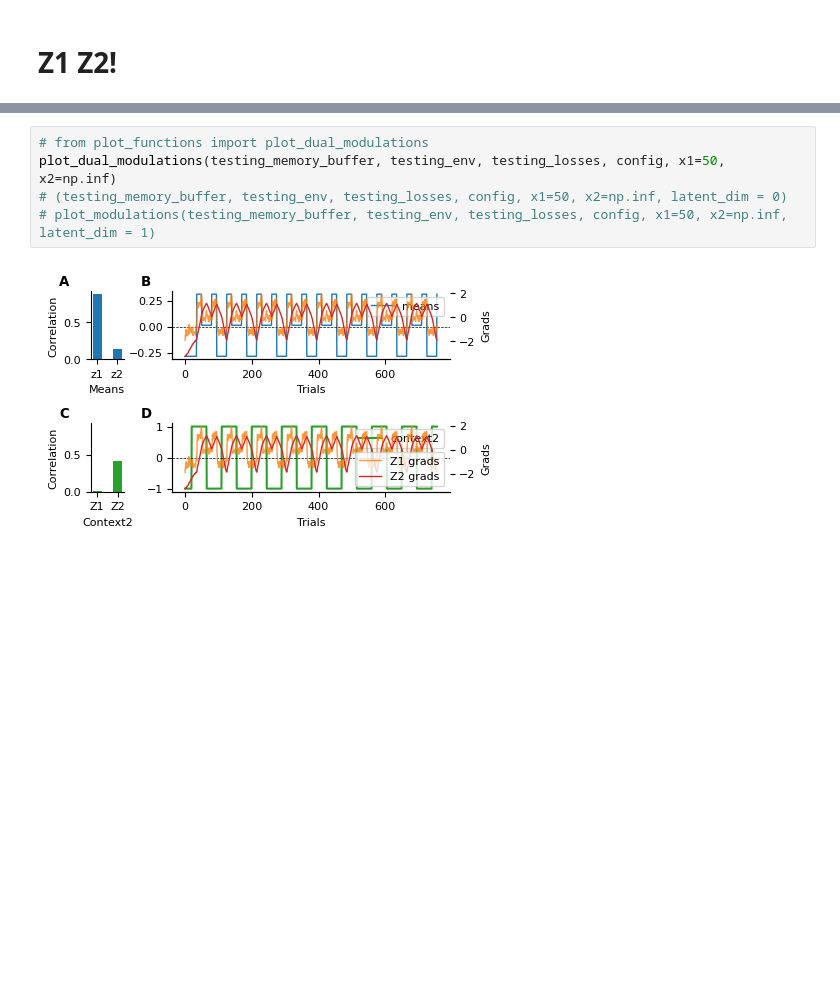
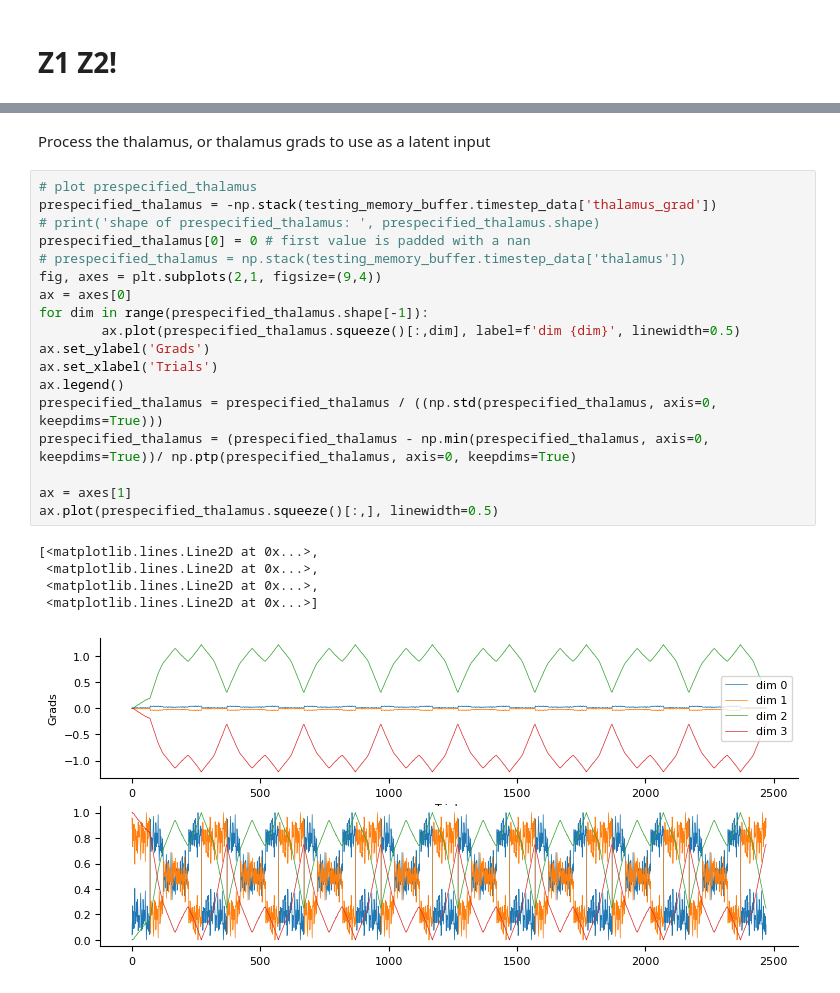
Before and after one commit to hummosa/contextual_switching_task, a Jupyter notebook: two_latents_flat_hierarchy.ipynb, the cells around one changed output, grey strips where cells are left out. Drawn from its saved outputs; the diff is of its cells as text; blank space fills up the shorter version.

```diff
--- a/two_latents_flat_hierarchy.ipynb
+++ b/two_latents_flat_hierarchy.ipynb
@@ -108,7 +110,26 @@ plot_modulations(testing_memory_buffer, testing_env, testing_losses, config, x1=
-# %%
-# from plot_functions import plot_dual_modulations
-plot_dual_modulations(testing_memory_buffer, testing_env, testing_losses, config, x1=50, x2=np.inf)
-# (testing_memory_buffer, testing_env, testing_losses, config, x1=50, x2=np.inf, latent_dim = 0)
-# plot_modulations(testing_memory_buffer, testing_env, testing_losses, config, x1=50, x2=np.inf, latent_dim = 1)
-# %% [output]
-[figure, removed]
+# %% [markdown]
+Process the thalamus, or thalamus grads to use as a latent input
+# %%
+# plot prespecified_thalamus
+prespecified_thalamus = -np.stack(testing_memory_buffer.timestep_data['thalamus_grad'])
+# print('shape of prespecified_thalamus: ', prespecified_thalamus.shape)
+prespecified_thalamus[0] = 0 # first value is padded with a nan
+# prespecified_thalamus = np.stack(testing_memory_buffer.timestep_data['thalamus'])
+fig, axes = plt.subplots(2,1, figsize=(9,4))
+ax = axes[0]
+for dim in range(prespecified_thalamus.shape[-1]):
+        ax.plot(prespecified_thalamus.squeeze()[:,dim], label=f'dim {dim}', linewidth=0.5)
+ax.set_ylabel('Grads')
+ax.set_xlabel('Trials')
+ax.legend()
+prespecified_thalamus = prespecified_thalamus / ((np.std(prespecified_thalamus, axis=0, keepdims=True)))
+prespecified_thalamus = (prespecified_thalamus - np.min(prespecified_thalamus, axis=0, keepdims=True))/ np.ptp(prespecified_thalamus, axis=0, keepdims=True)
+
+ax = axes[1]
+ax.plot(prespecified_thalamus.squeeze()[:,], linewidth=0.5)
+# %% [output]
+[<matplotlib.lines.Line2D at 0x...>,
+ <matplotlib.lines.Line2D at 0x...>,
+ <matplotlib.lines.Line2D at 0x...>,
+ <matplotlib.lines.Line2D at 0x...>]
+[figure, added]
```
Also changed, not shown: parts of 22 cells of this notebook, 11 other files.
